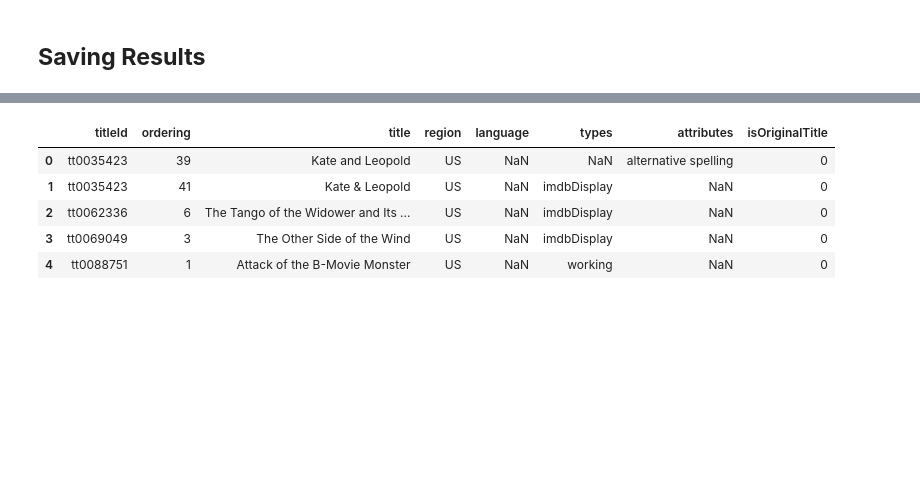
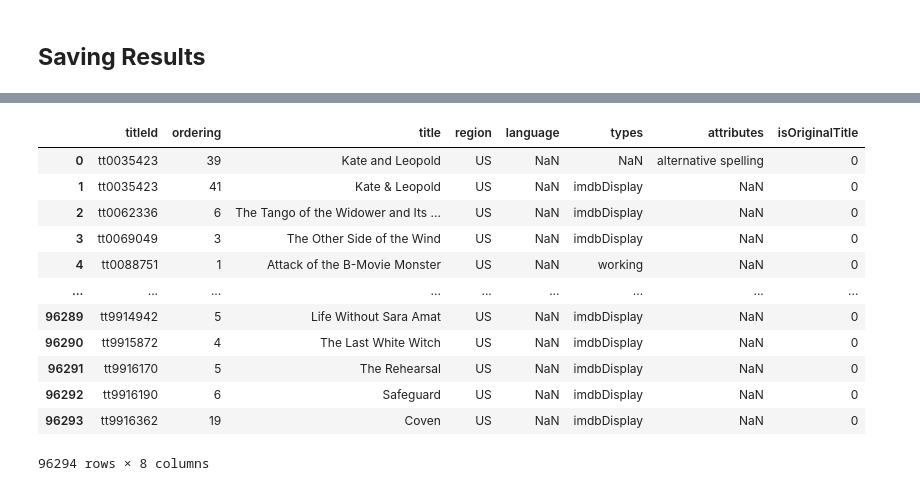
Before and after one commit to john-a-dixon/movie-success-analysis, a Jupyter notebook: process.ipynb, the cells around one changed output, grey strips where cells are left out. Saved outputs shown, nothing was run; the diff lists cells and outputs as text; code cells hidden in the pictures; blank space fills up the shorter version.

```diff
--- a/processor.ipynb
+++ b/process.ipynb
@@ -390,11 +405,18 @@ ratings_df.head()
 # %%
 # Open saved file and preview again
 akas_df = pd.read_csv("Data/title_akas.csv.gz", low_memory=False)
-akas_df.head()
+akas_df
 # %% [output]
 |  | titleId | ordering | title | region | language | types | attributes | isOriginalTitle |
 | 0 | tt0035423 | 39 | Kate and Leopold | US | NaN | NaN | alternative spelling | 0 |
 | 1 | tt0035423 | 41 | Kate & Leopold | US | NaN | imdbDisplay | NaN | 0 |
 | 2 | tt0062336 | 6 | The Tango of the Widower and Its ... | US | NaN | imdbDisplay | NaN | 0 |
 | 3 | tt0069049 | 3 | The Other Side of the Wind | US | NaN | imdbDisplay | NaN | 0 |
 | 4 | tt0088751 | 1 | Attack of the B-Movie Monster | US | NaN | working | NaN | 0 |
+| ... | ... | ... | ... | ... | ... | ... | ... | ... |
+| 96289 | tt9914942 | 5 | Life Without Sara Amat | US | NaN | imdbDisplay | NaN | 0 |
+| 96290 | tt9915872 | 4 | The Last White Witch | US | NaN | imdbDisplay | NaN | 0 |
+| 96291 | tt9916170 | 5 | The Rehearsal | US | NaN | imdbDisplay | NaN | 0 |
+| 96292 | tt9916190 | 6 | Safeguard | US | NaN | imdbDisplay | NaN | 0 |
+| 96293 | tt9916362 | 19 | Coven | US | NaN | imdbDisplay | NaN | 0 |
+96294 rows × 8 columns
```
Also changed, not shown: parts of 4 cells of this notebook.
